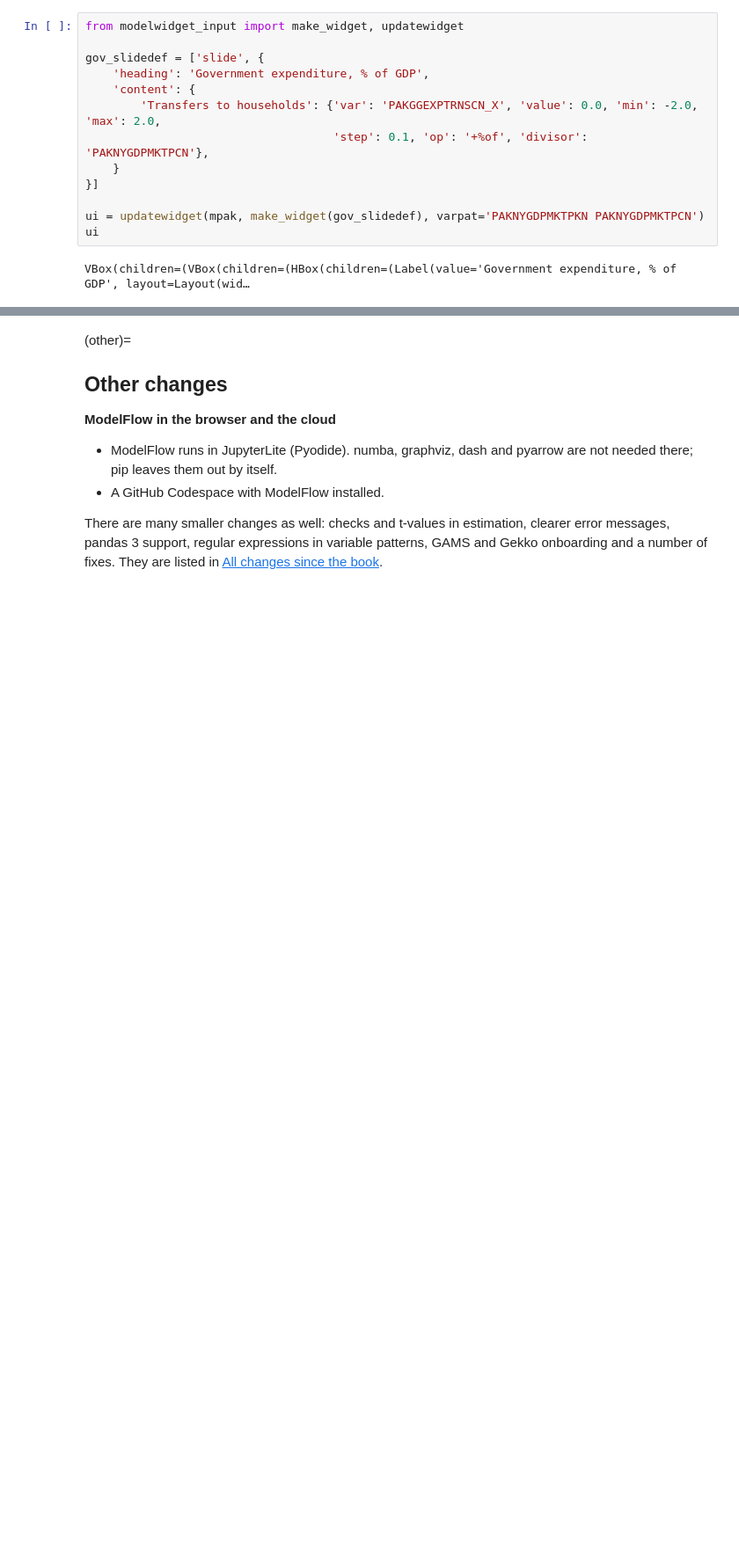
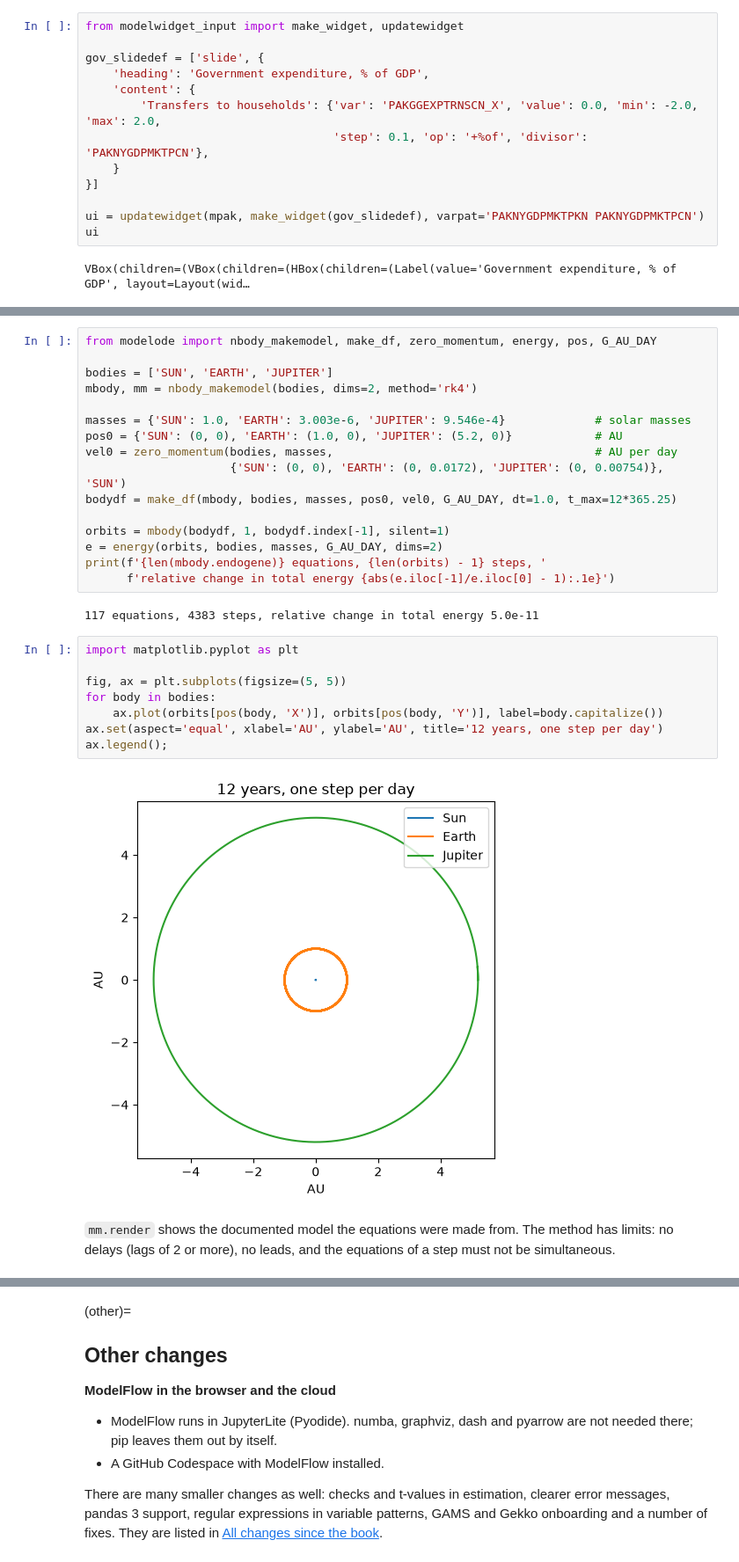
Before and after one commit to IbHansen/mfdemo, a Jupyter notebook: updates/whats_new.ipynb, the cells around one changed output, grey strips where cells are left out. Shown at 88% size. Drawn from its saved outputs; the diff is of its cells as text; blank space fills up the shorter version.

```diff
--- a/updates/whats_new.ipynb
+++ b/updates/whats_new.ipynb
@@ -433,0 +550,32 @@ VBox(children=(VBox(children=(HBox(children=(Label(value='Government expenditure
+# %%
+from modelode import nbody_makemodel, make_df, zero_momentum, energy, pos, G_AU_DAY
+
+bodies = ['SUN', 'EARTH', 'JUPITER']
+mbody, mm = nbody_makemodel(bodies, dims=2, method='rk4')
+
+masses = {'SUN': 1.0, 'EARTH': 3.003e-6, 'JUPITER': 9.546e-4}             # solar masses
+pos0 = {'SUN': (0, 0), 'EARTH': (1.0, 0), 'JUPITER': (5.2, 0)}            # AU
+vel0 = zero_momentum(bodies, masses,                                      # AU per day
+                     {'SUN': (0, 0), 'EARTH': (0, 0.0172), 'JUPITER': (0, 0.00754)}, 'SUN')
+bodydf = make_df(mbody, bodies, masses, pos0, vel0, G_AU_DAY, dt=1.0, t_max=12*365.25)
+
+orbits = mbody(bodydf, 1, bodydf.index[-1], silent=1)
+e = energy(orbits, bodies, masses, G_AU_DAY, dims=2)
+print(f'{len(mbody.endogene)} equations, {len(orbits) - 1} steps, '
+      f'relative change in total energy {abs(e.iloc[-1]/e.iloc[0] - 1):.1e}')
+# %% [output]
+117 equations, 4383 steps, relative change in total energy 5.0e-11
+# %%
+import matplotlib.pyplot as plt
+
+fig, ax = plt.subplots(figsize=(5, 5))
+for body in bodies:
+    ax.plot(orbits[pos(body, 'X')], orbits[pos(body, 'Y')], label=body.capitalize())
+ax.set(aspect='equal', xlabel='AU', ylabel='AU', title='12 years, one step per day')
+ax.legend();
+# %% [output]
+[figure, added]
+# %% [markdown]
+`mm.render` shows the documented model the equations were made from. The
+method has limits: no delays (lags of 2 or more), no leads, and the equations
+of a step must not be simultaneous.
```
Also changed, not shown: parts of 24 cells of this notebook, 5 other files.
